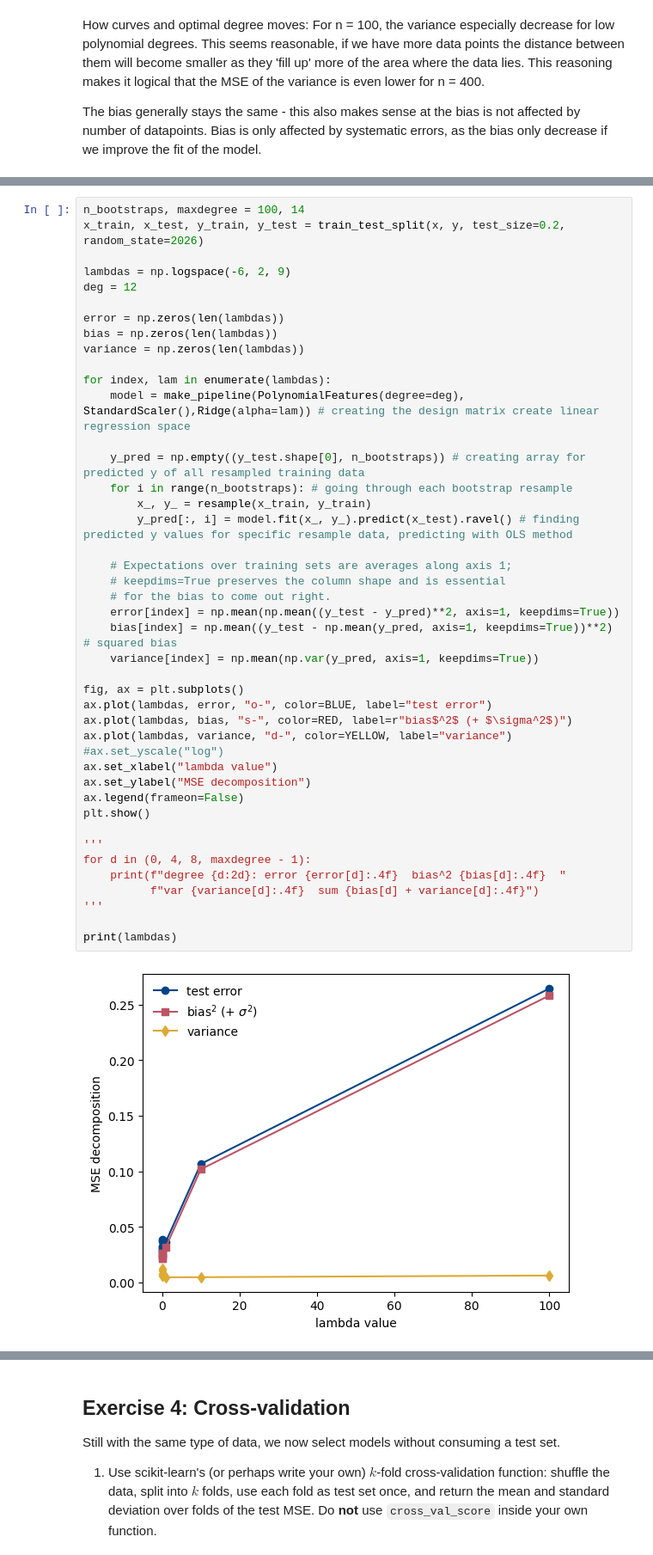
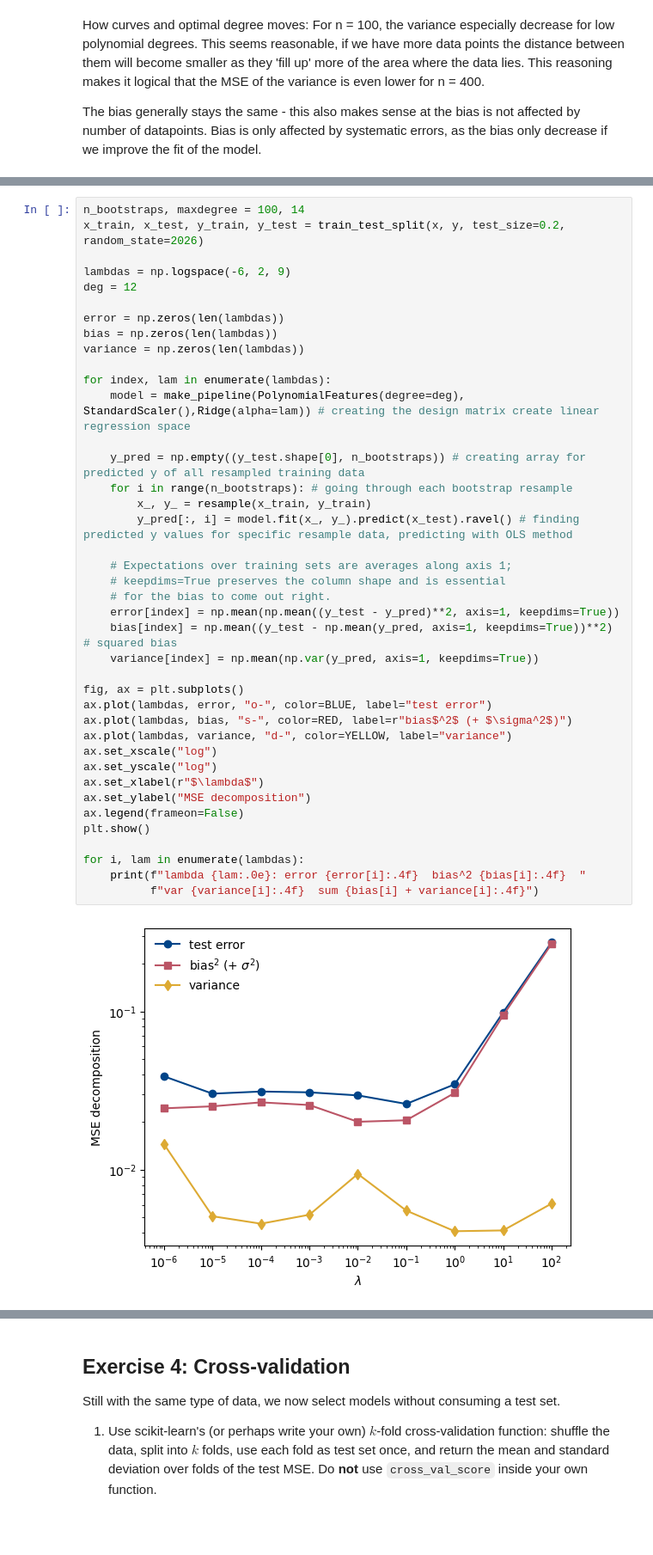
Before and after one commit to viktokr/FYS_STK4155-ukesoppgaver, a Jupyter notebook: exercisesweek36_Viktoria.ipynb, the cells around one changed output, grey strips where cells are left out. Shown at 86% size. Saved outputs shown, nothing was run; the diff lists cells and outputs as text; blank space fills up the shorter version.

```diff
--- a/exercisesweek36_Viktoria.ipynb
+++ b/exercisesweek36_Viktoria.ipynb
@@ -412,40 +407,37 @@ lambdas = np.logspace(-6, 2, 9)
 deg = 12
 
 error = np.zeros(len(lambdas))
 bias = np.zeros(len(lambdas))
 variance = np.zeros(len(lambdas))
 
 for index, lam in enumerate(lambdas):
     model = make_pipeline(PolynomialFeatures(degree=deg), StandardScaler(),Ridge(alpha=lam)) # creating the design matrix create linear regression space
 
     y_pred = np.empty((y_test.shape[0], n_bootstraps)) # creating array for predicted y of all resampled training data
     for i in range(n_bootstraps): # going through each bootstrap resample
         x_, y_ = resample(x_train, y_train)
         y_pred[:, i] = model.fit(x_, y_).predict(x_test).ravel() # finding predicted y values for specific resample data, predicting with OLS method
 
     # Expectations over training sets are averages along axis 1;
     # keepdims=True preserves the column shape and is essential
     # for the bias to come out right.
     error[index] = np.mean(np.mean((y_test - y_pred)**2, axis=1, keepdims=True))
     bias[index] = np.mean((y_test - np.mean(y_pred, axis=1, keepdims=True))**2) # squared bias
     variance[index] = np.mean(np.var(y_pred, axis=1, keepdims=True))
 
 fig, ax = plt.subplots()
 ax.plot(lambdas, error, "o-", color=BLUE, label="test error")
 ax.plot(lambdas, bias, "s-", color=RED, label=r"bias$^2$ (+ $\sigma^2$)")
 ax.plot(lambdas, variance, "d-", color=YELLOW, label="variance")
-#ax.set_yscale("log")
-ax.set_xlabel("lambda value")
+ax.set_xscale("log")
+ax.set_yscale("log")
+ax.set_xlabel(r"$\lambda$")
 ax.set_ylabel("MSE decomposition")
 ax.legend(frameon=False)
 plt.show()
 
-'''
-for d in (0, 4, 8, maxdegree - 1):
-    print(f"degree {d:2d}: error {error[d]:.4f}  bias^2 {bias[d]:.4f}  "
-          f"var {variance[d]:.4f}  sum {bias[d] + variance[d]:.4f}")
-'''
-
-print(lambdas)
+for i, lam in enumerate(lambdas):
+    print(f"lambda {lam:.0e}: error {error[i]:.4f}  bias^2 {bias[i]:.4f}  "
+          f"var {variance[i]:.4f}  sum {bias[i] + variance[i]:.4f}")
 # %% [output]
-[figure, old version]
+[figure, new version]
```
Also changed, not shown: parts of 8 cells of this notebook.
